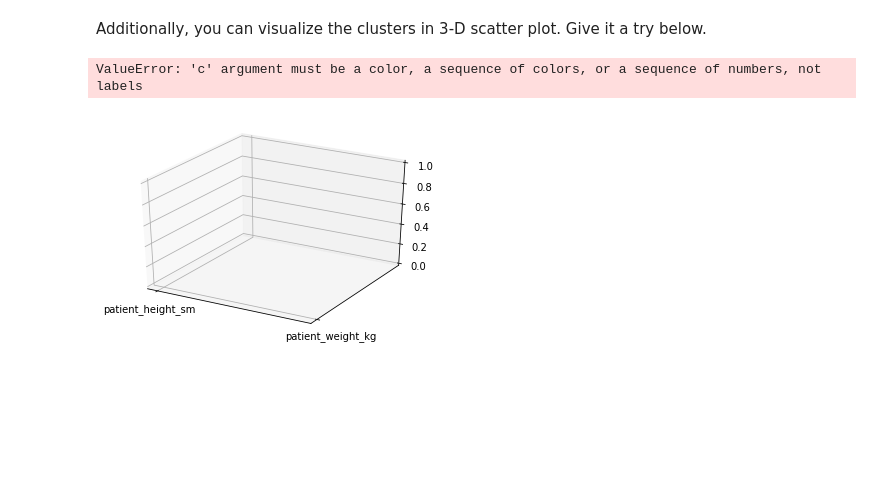
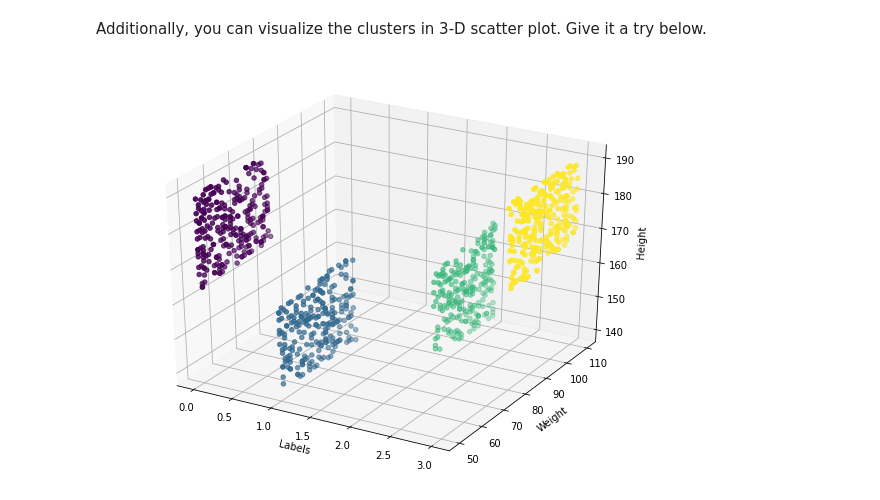
Before and after one commit to yusi0928/All-labs, a Jupyter notebook: module-3/6. Unsupervised-Sklearn/your-code/main.ipynb, the cells around one changed output. Cells and saved outputs as stored; diff of their text form; code cells hidden in the pictures; blank space fills up the shorter version.

```diff
--- a/module-3/6. Unsupervised-Sklearn/your-code/main.ipynb
+++ b/module-3/6. Unsupervised-Sklearn/your-code/main.ipynb
@@ -170,9 +220,13 @@ data.dtypes
 First, transform the `patient_dob` and `appointment_date` columns to datetime using the `pd.to_datetime` function.
 # %%
 
-data['patient_dob']=pd.to_datetime(data['patient_dob'])
+# data['patient_dob']=pd.to_datetime(data['patient_dob'])
 
 
-data['appointment_date']=pd.to_datetime(data['appointment_date'])
+# data['appointment_date']=pd.to_datetime(data['appointment_date'])
+
+
+
+data[['patient_dob','appointment_date']] = data[['patient_dob','appointment_date']].apply(pd.to_datetime)
 
 data.head()
@@ -267,14 +377,10 @@ In the next cells, do the following:
 
 1. Drop the following columns: `doctor_name`, `diagnosis`, `prescribed_medicines`, and `patient_gender`.
 # %%
-# diagnosis
+
 data['diagnosis_int']=np.where(data['diagnosis']=='no diagnosis',0,1)
+data['patient_gender_int'] = np.where(data['patient_gender'] == 'Female', 0, 1)
 
-
-# Gender
-le = preprocessing.LabelEncoder()
-le.fit(data['patient_gender'])
-data['patient_gender_int']=le.transform(data['patient_gender'])
 
 data.drop(['diagnosis', 'prescribed_medicines', 'patient_gender'],axis=1,inplace=True)
 
@@ -313,4 +419,5 @@ from sklearn.cluster import KMeans
 
 
 X=data
-patients_cluster=KMeans(n_clusters=4).fit(X)
+patients_cluster=KMeans(n_clusters=4)
+patients_cluster.fit(X)
@@ -369,22 +480,13 @@ Additionally, you can visualize the clusters in 3-D scatter plot. Give it a try
 # %%
 
 from mpl_toolkits.mplot3d import Axes3D
-import matplotlib.pyplot as plt
 
-
-
-fig = plt.figure()
-ax = fig.add_subplot(111, projection='3d')
-
-
-
-ax.scatter(xs='patient_height_sm', ys='patient_weight_kg', zs='patient_diabetic', c='labels', marker='o',)
-
-ax.set_xlabel('X Label')
-ax.set_ylabel('Y Label')
-ax.set_zlabel('Z Label')
-
+fig = plt.figure(figsize=(10,7.5))
+ax = fig.add_subplot(projection='3d')
+ax.scatter(zs=data.patient_height_sm, ys=data.patient_weight_kg, xs=data.labels, c=data.labels)
+ax.set_xlabel('Labels')
+ax.set_ylabel('Weight')
+ax.set_zlabel('Height')
 plt.show()
 # %% [output]
-ValueError: 'c' argument must be a color, a sequence of colors, or a sequence of numbers, not labels
-[figure, old version]
+[figure, new version]
```
Also changed, not shown: parts of 22 cells of this notebook, 31 other files.
